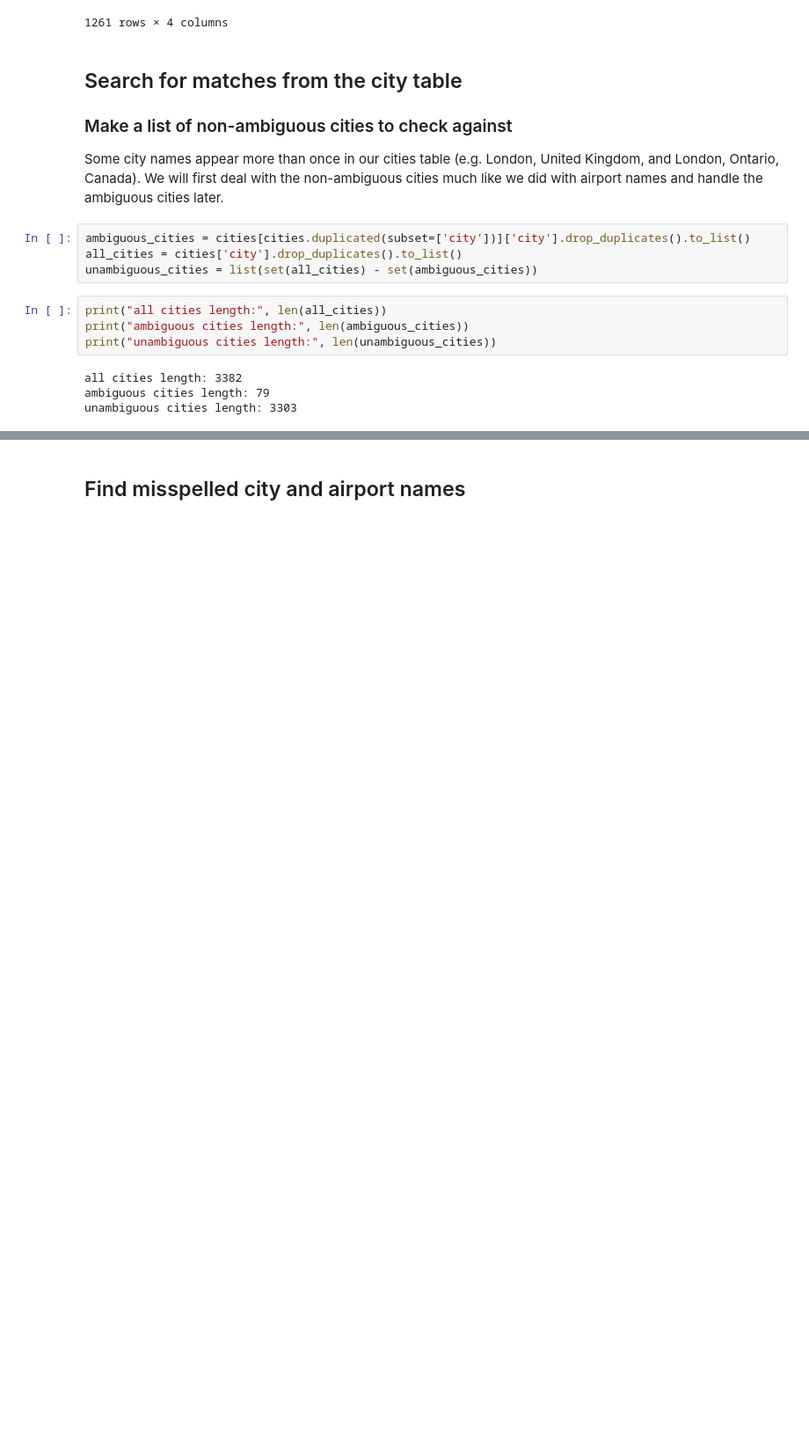
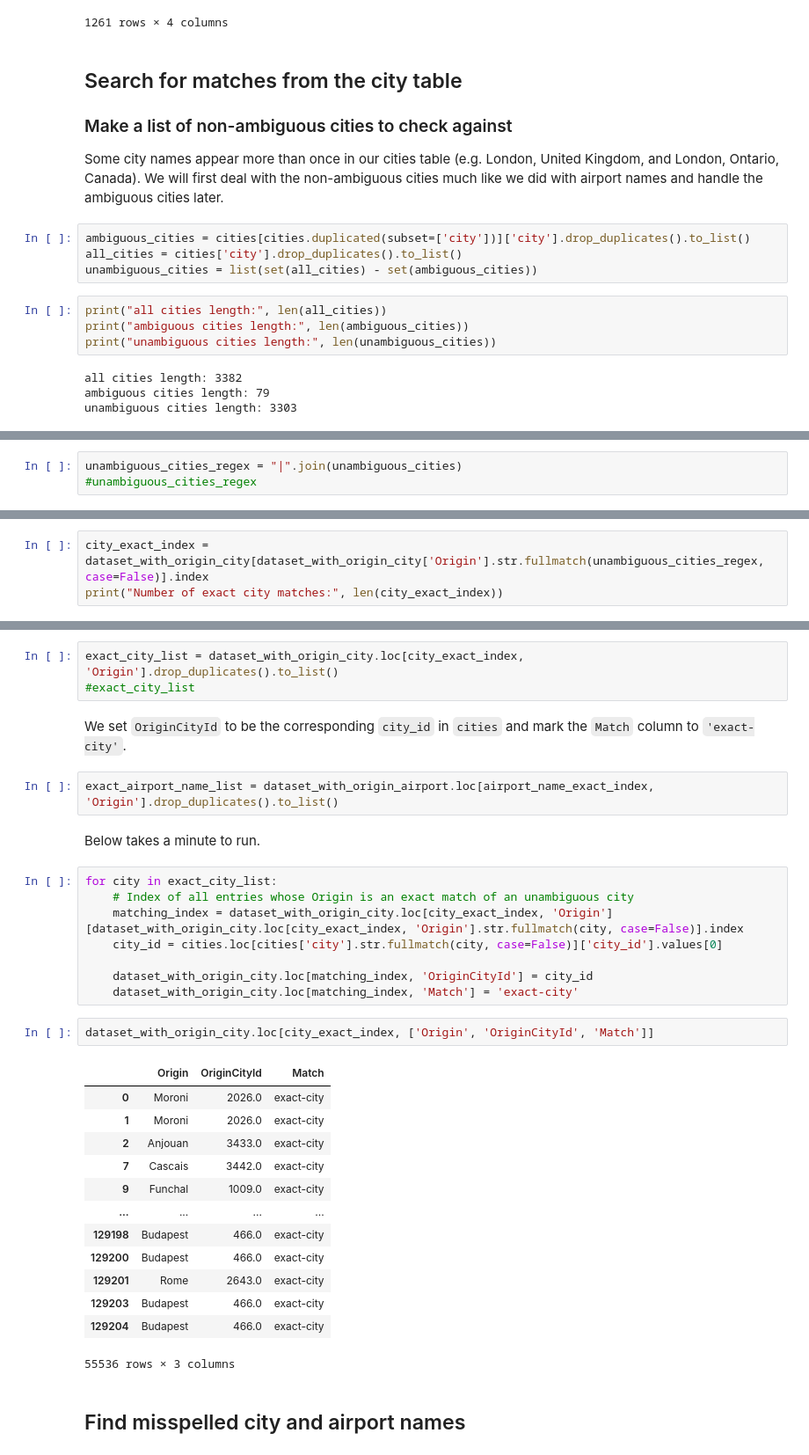
Before and after one commit to paulabondoc/airline-ratings-data-project, a Jupyter notebook: Script1 - Data_cleaning.ipynb, the cells around one changed output, grey strips where cells are left out. Shown: that part at 88% size. Cells and saved outputs as stored; diff of their text form; blank space fills up the shorter version.

Commit message:
Find all exact unambiguous city matches

```diff
--- a/Script1 - Data_cleaning.ipynb
+++ b/Script1 - Data_cleaning.ipynb
@@ -1268,0 +1289,3 @@ unambiguous cities length: 3303
+# %%
+unambiguous_cities_regex = "|".join(unambiguous_cities)
+#unambiguous_cities_regex
@@ -1268,0 +1294,3 @@ unambiguous cities length: 3303
+# %%
+city_exact_index = dataset_with_origin_city[dataset_with_origin_city['Origin'].str.fullmatch(unambiguous_cities_regex, case=False)].index
+print("Number of exact city matches:", len(city_exact_index))
@@ -1269,2 +1301,35 @@ unambiguous cities length: 3303
+# %%
+exact_city_list = dataset_with_origin_city.loc[city_exact_index, 'Origin'].drop_duplicates().to_list()
+#exact_city_list
+# %% [markdown]
+We set `OriginCityId` to be the corresponding `city_id` in `cities` and mark the `Match` column to `'exact-city'`.
+# %%
+exact_airport_name_list = dataset_with_origin_airport.loc[airport_name_exact_index, 'Origin'].drop_duplicates().to_list()
+# %% [markdown]
+Below takes a minute to run.
+# %%
+for city in exact_city_list:
+    # Index of all entries whose Origin is an exact match of an unambiguous city
+    matching_index = dataset_with_origin_city.loc[city_exact_index, 'Origin'][dataset_with_origin_city.loc[city_exact_index, 'Origin'].str.fullmatch(city, case=False)].index
+    city_id = cities.loc[cities['city'].str.fullmatch(city, case=False)]['city_id'].values[0]
+
+    dataset_with_origin_city.loc[matching_index, 'OriginCityId'] = city_id
+    dataset_with_origin_city.loc[matching_index, 'Match'] = 'exact-city'
+# %%
+dataset_with_origin_city.loc[city_exact_index, ['Origin', 'OriginCityId', 'Match']]
+# %% [output]
+|  | Origin | OriginCityId | Match |
+| 0 | Moroni | 2026.0 | exact-city |
+| 1 | Moroni | 2026.0 | exact-city |
+| 2 | Anjouan | 3433.0 | exact-city |
+| 7 | Cascais | 3442.0 | exact-city |
+| 9 | Funchal | 1009.0 | exact-city |
+| ... | ... | ... | ... |
+| 129198 | Budapest | 466.0 | exact-city |
+| 129200 | Budapest | 466.0 | exact-city |
+| 129201 | Rome | 2643.0 | exact-city |
+| 129203 | Budapest | 466.0 | exact-city |
+| 129204 | Budapest | 466.0 | exact-city |
+55536 rows × 3 columns
 # %% [markdown]
 ## Find misspelled city and airport names
```
Also changed, not shown: parts of 6 cells of this notebook.
